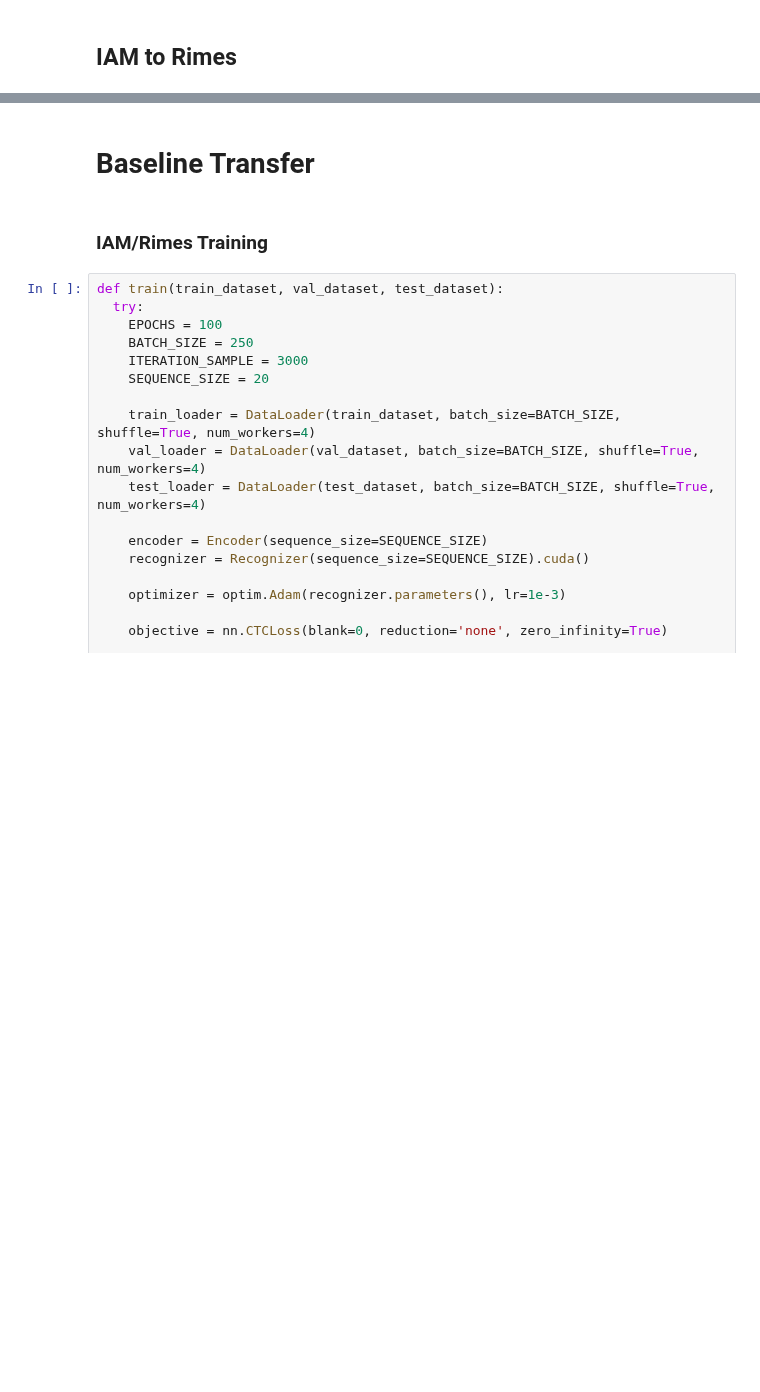
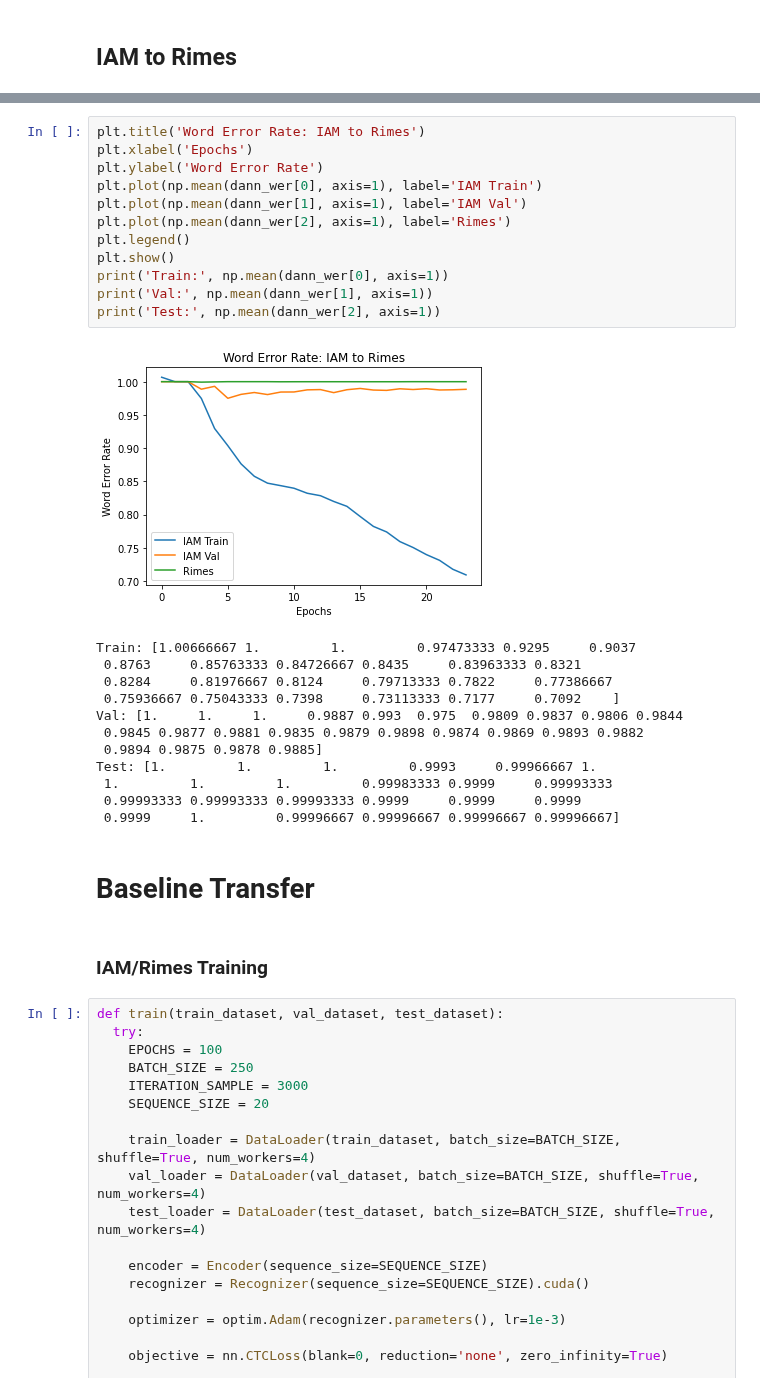
Before and after one commit to ericburdett/cs601r-dl, a Jupyter notebook: tl.ipynb, the cells around one changed output, grey strips where cells are left out. Drawn from its saved outputs; the diff is of its cells as text; blank space fills up the shorter version.

```diff
--- a/tl.ipynb
+++ b/tl.ipynb
@@ -721,3 +760,28 @@ KeyboardInterrupt:
+# %%
+plt.title('Word Error Rate: IAM to Rimes')
+plt.xlabel('Epochs')
+plt.ylabel('Word Error Rate')
+plt.plot(np.mean(dann_wer[0], axis=1), label='IAM Train')
+plt.plot(np.mean(dann_wer[1], axis=1), label='IAM Val')
+plt.plot(np.mean(dann_wer[2], axis=1), label='Rimes')
+plt.legend()
+plt.show()
+print('Train:', np.mean(dann_wer[0], axis=1))
+print('Val:', np.mean(dann_wer[1], axis=1))
+print('Test:', np.mean(dann_wer[2], axis=1))
+# %% [output]
+[figure, added]
+Train: [1.00666667 1.         1.         0.97473333 0.9295     0.9037
+ 0.8763     0.85763333 0.84726667 0.8435     0.83963333 0.8321
+ 0.8284     0.81976667 0.8124     0.79713333 0.7822     0.77386667
+ 0.75936667 0.75043333 0.7398     0.73113333 0.7177     0.7092    ]
+Val: [1.     1.     1.     0.9887 0.993  0.975  0.9809 0.9837 0.9806 0.9844
+ 0.9845 0.9877 0.9881 0.9835 0.9879 0.9898 0.9874 0.9869 0.9893 0.9882
+ 0.9894 0.9875 0.9878 0.9885]
+Test: [1.         1.         1.         0.9993     0.99966667 1.
+ 1.         1.         1.         0.99983333 0.9999     0.99993333
+ 0.99993333 0.99993333 0.99993333 0.9999     0.9999     0.9999
+ 0.9999     1.         0.99996667 0.99996667 0.99996667 0.99996667]
 # %% [markdown]
 # Baseline Transfer
 # %% [markdown]
```
Also changed, not shown: parts of 13 cells of this notebook.
